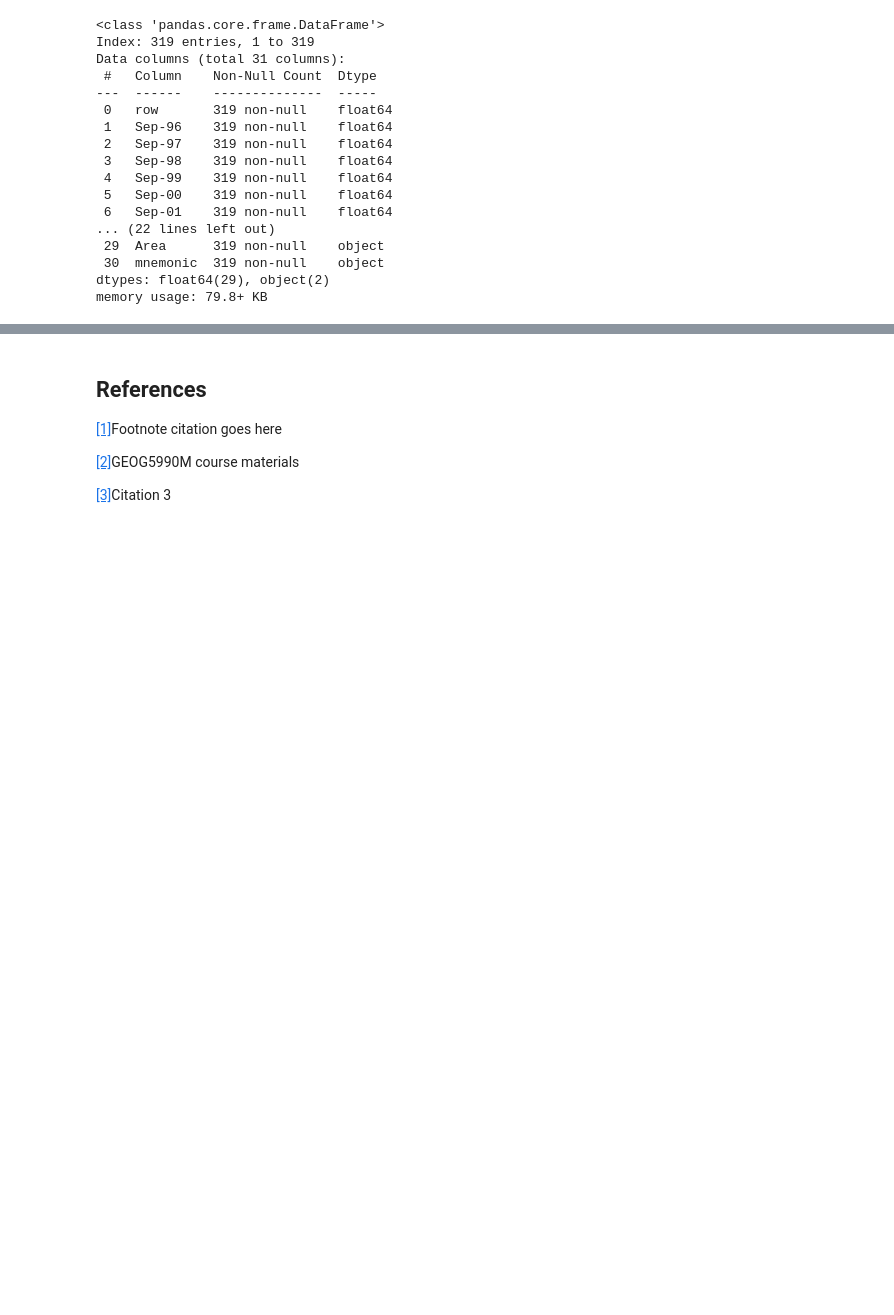
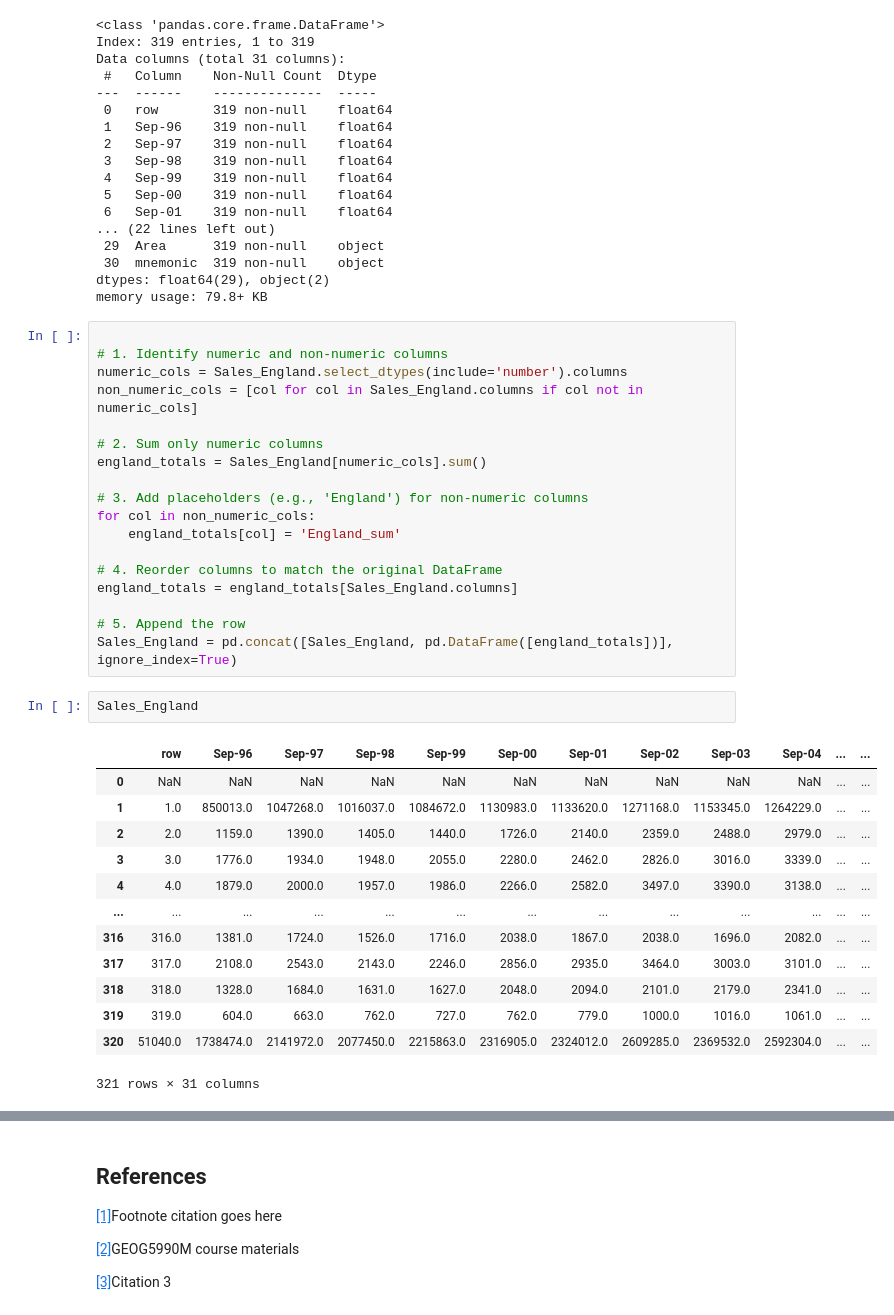
Before and after one commit to ClaudiaTurner/GEOG5990M, a Jupyter notebook: Final_Project_Python_GEOG5990M.ipynb, the cells around one changed output, grey strips where cells are left out. Cells and saved outputs as stored; diff of their text form; blank space fills up the shorter version.

```diff
--- a/Final_Project_Python_GEOG5990M.ipynb
+++ b/Final_Project_Python_GEOG5990M.ipynb
@@ -98,6 +119,40 @@ Data columns (total 31 columns):
  30  mnemonic  319 non-null    object
 dtypes: float64(29), object(2)
 memory usage: 79.8+ KB
+# %%
+
+# 1. Identify numeric and non-numeric columns
+numeric_cols = Sales_England.select_dtypes(include='number').columns
+non_numeric_cols = [col for col in Sales_England.columns if col not in numeric_cols]
+
+# 2. Sum only numeric columns
+england_totals = Sales_England[numeric_cols].sum()
+
+# 3. Add placeholders (e.g., 'England') for non-numeric columns
+for col in non_numeric_cols:
+    england_totals[col] = 'England_sum'
+
+# 4. Reorder columns to match the original DataFrame
+england_totals = england_totals[Sales_England.columns]
+
+# 5. Append the row
+Sales_England = pd.concat([Sales_England, pd.DataFrame([england_totals])], ignore_index=True)
+# %%
+Sales_England
+# %% [output]
+|  | row | Sep-96 | Sep-97 | Sep-98 | Sep-99 | Sep-00 | Sep-01 | Sep-02 | Sep-03 | Sep-04 | ... | ... |
+| 0 | NaN | NaN | NaN | NaN | NaN | NaN | NaN | NaN | NaN | NaN | ... | ... |
+| 1 | 1.0 | 850013.0 | 1047268.0 | 1016037.0 | 1084672.0 | 1130983.0 | 1133620.0 | 1271168.0 | 1153345.0 | 1264229.0 | ... | ... |
+| 2 | 2.0 | 1159.0 | 1390.0 | 1405.0 | 1440.0 | 1726.0 | 2140.0 | 2359.0 | 2488.0 | 2979.0 | ... | ... |
+| 3 | 3.0 | 1776.0 | 1934.0 | 1948.0 | 2055.0 | 2280.0 | 2462.0 | 2826.0 | 3016.0 | 3339.0 | ... | ... |
+| 4 | 4.0 | 1879.0 | 2000.0 | 1957.0 | 1986.0 | 2266.0 | 2582.0 | 3497.0 | 3390.0 | 3138.0 | ... | ... |
+| ... | ... | ... | ... | ... | ... | ... | ... | ... | ... | ... | ... | ... |
+| 316 | 316.0 | 1381.0 | 1724.0 | 1526.0 | 1716.0 | 2038.0 | 1867.0 | 2038.0 | 1696.0 | 2082.0 | ... | ... |
+| 317 | 317.0 | 2108.0 | 2543.0 | 2143.0 | 2246.0 | 2856.0 | 2935.0 | 3464.0 | 3003.0 | 3101.0 | ... | ... |
+| 318 | 318.0 | 1328.0 | 1684.0 | 1631.0 | 1627.0 | 2048.0 | 2094.0 | 2101.0 | 2179.0 | 2341.0 | ... | ... |
+| 319 | 319.0 | 604.0 | 663.0 | 762.0 | 727.0 | 762.0 | 779.0 | 1000.0 | 1016.0 | 1061.0 | ... | ... |
+| 320 | 51040.0 | 1738474.0 | 2141972.0 | 2077450.0 | 2215863.0 | 2316905.0 | 2324012.0 | 2609285.0 | 2369532.0 | 2592304.0 | ... | ... |
+321 rows × 31 columns
 # %%
 # How many years does the anlysis include?
 # Which years had the highest sales rate? And which district in England?
```
Also changed, not shown: parts of 2 cells of this notebook.
